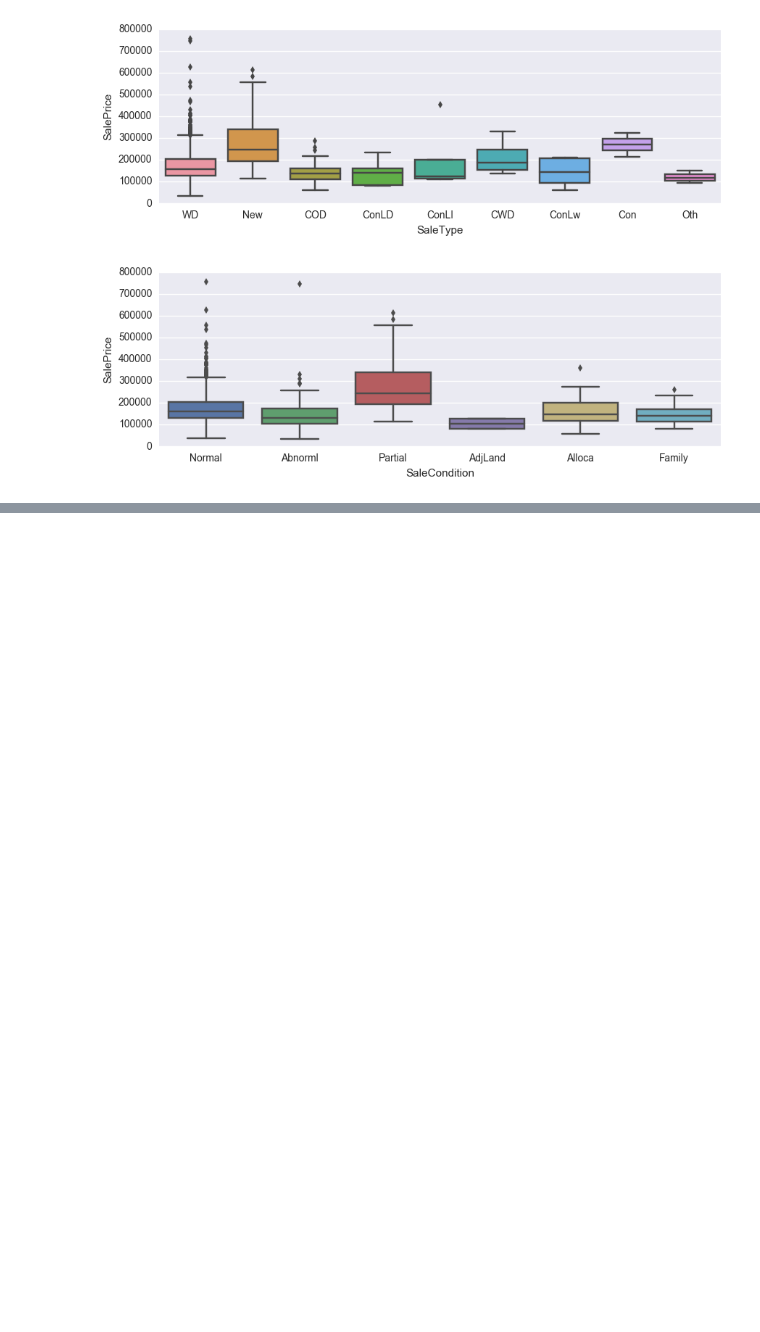
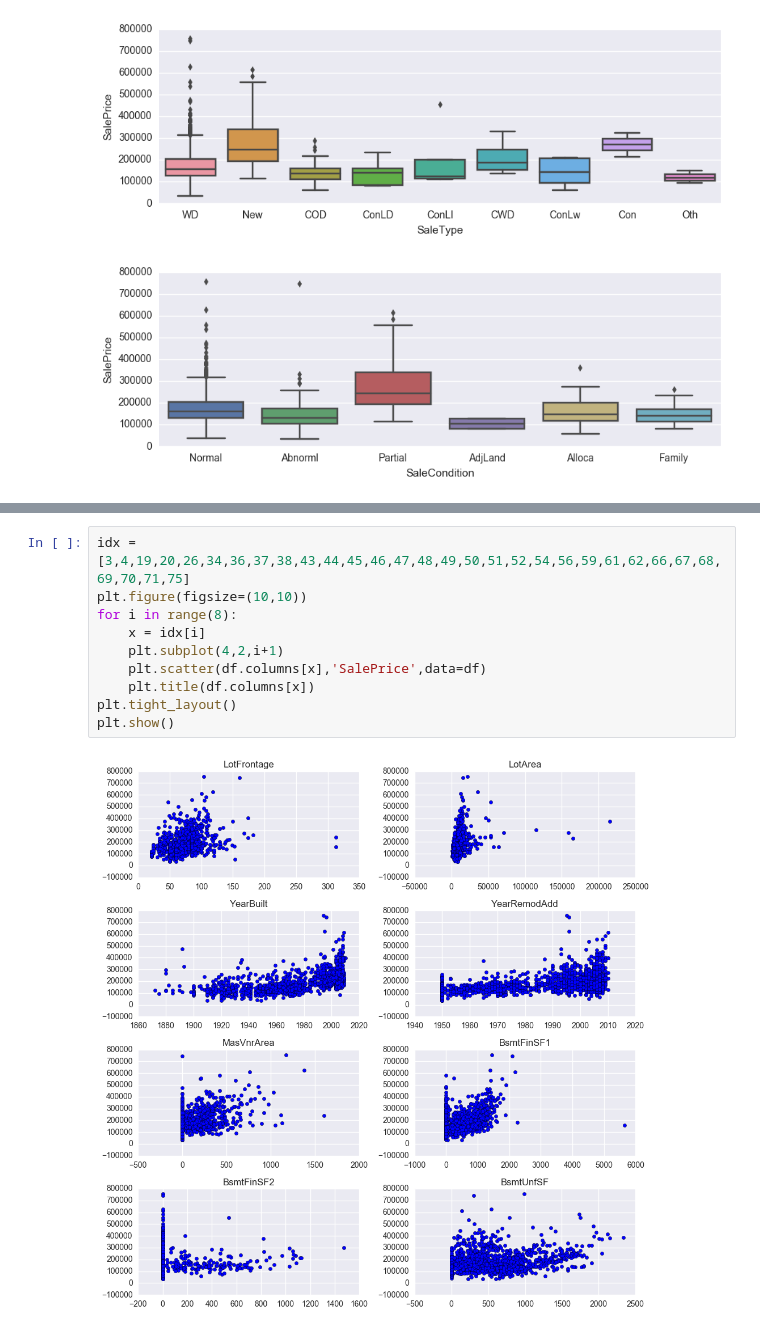
Before and after one commit to baejunyang/datascienceschool, a Jupyter notebook: studying/Kaggle_house_price/Data preprocessing.ipynb, the cells around one changed output, grey strips where cells are left out. Cells and saved outputs as stored; diff of their text form; blank space fills up the shorter version.

```diff
--- a/studying/Kaggle_house_price/Data preprocessing.ipynb
+++ b/studying/Kaggle_house_price/Data preprocessing.ipynb
@@ -210,0 +207,12 @@ plt.show()
+# %%
+idx = [3,4,19,20,26,34,36,37,38,43,44,45,46,47,48,49,50,51,52,54,56,59,61,62,66,67,68,69,70,71,75]
+plt.figure(figsize=(10,10))
+for i in range(8):
+    x = idx[i]
+    plt.subplot(4,2,i+1)
+    plt.scatter(df.columns[x],'SalePrice',data=df)
+    plt.title(df.columns[x])
+plt.tight_layout()
+plt.show()
+# %% [output]
+[figure, added]
```
Also changed, not shown: parts of 16 cells of this notebook.
